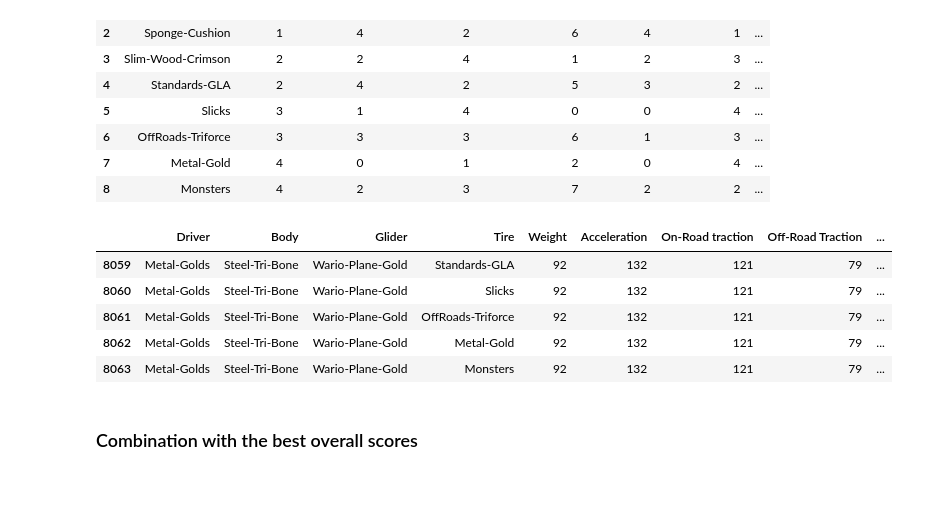
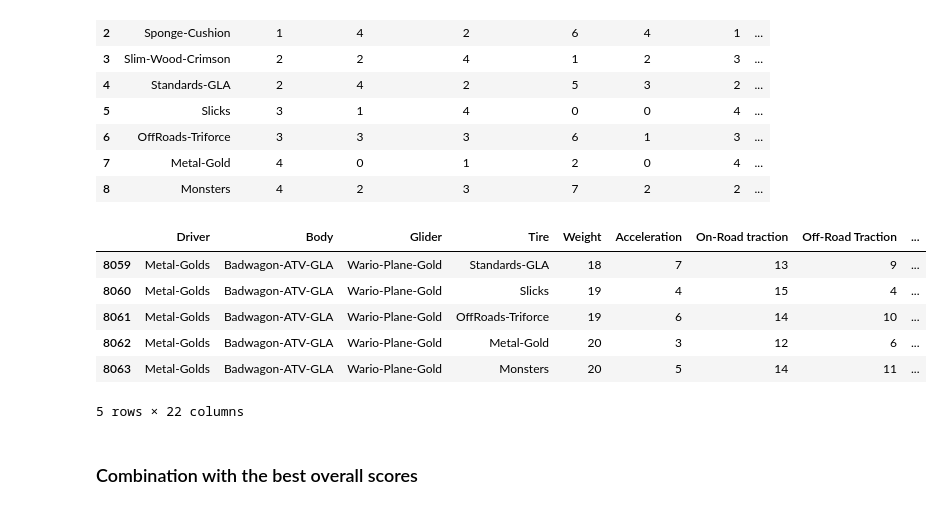
Before and after one commit to dorothyynwong/mario_kart_8_best, a Jupyter notebook: mario-kart-8.ipynb, the cells around one changed output. Drawn from its saved outputs; the diff is of its cells as text; code cells hidden in the pictures.

```diff
--- a/mario-kart-8.ipynb
+++ b/mario-kart-8.ipynb
@@ -73,6 +73,13 @@ features = ['Weight','Acceleration','On-Road traction','Off-Road Traction','Mini
             'Ground Speed','Water Speed','Anti-Gravity Speed','Air Speed','Ground Handling',
             'Water Handling','Anti-Gravity Handling','Air Handling'
            ]
+
+#Grip = On-Road traction + Off-Road Traction
+#Speed = Ground Speed + Water Speed + Anti-Gravity Speed + Air Speed
+#Handling = Ground Handling + Water Handling + Anti-Gravity Handling + Air Handling
+
+grouped_features = ['Total Grip','Total Speed','Total Handling']
+unique_features = ['Weight', 'Acceleration','Mini-Turbo']
 # %%
 df_bodies = df_bodies.sort_values(by=features, ignore_index=True)
 # %%
@@ -94,7 +101,7 @@ grouped_bodies = ['Falcon-Buggy','Falcon-Buggy',
                        'Cat-Comet-Yoshi-Teddy','Circuit-Dasher-Wing',
                        'Circuit-Dasher-Wing','Circuit-Dasher-Wing',
                        'Tanooki-Koopa','Tanooki-Koopa',
-                       'March-Coupe-Inkstriker','March-Coupe-Inkstriker',
+                       'March-Coupe-Inkstriker','Mach-Coupe-Inkstriker',
                        'March-Coupe-Inkstriker','Badwagon-ATV-GLA','Badwagon-ATV-GLA',
                        'Badwagon-ATV-GLA','Steel-Tri-Bone','Steel-Tri-Bone',
                        'Steel-Tri-Bone'
@@ -270,36 +277,36 @@ tires
 # %%
 parts = ['Driver','Body','Glider','Tire']
 df_combined = pd.DataFrame(columns = parts + features)
-df_combined['Overall'] = 0
-df_combined['Near Avg Cnt'] = 0
+df_combined[grouped_features] = 0
+df_combined[['Overall', 'Near Avg Cnt']]  = 0
+
 i = 0
 for index, driver in drivers.iterrows():
     driver_name = driver['Driver']
-    tmp = driver[features]
     for index2, body in bodies.iterrows():
         body_name = body['Body']
-        for col in features:
-            tmp[col] = tmp[col] + body[col]
         for index3, glider in gliders.iterrows():
             glider_name = glider['Glider']
-            for col in features:
-                tmp[col] = tmp[col] + glider[col]
             for index4, tire in tires.iterrows():
                 tire_name = tire['Tire']
-                tmp[col] = tmp[col] + tire[col]
                 df_combined.loc[i, parts]= [driver_name, body_name, glider_name, tire_name]
-                df_combined.loc[i, features] = tmp
-                df_combined.loc[i, 'Overall'] = tmp.sum()
+                df_combined.loc[i, features] = driver[features]+body[features]+glider[features]+tire[features]
+                df_combined.loc[i, 'Overall'] = driver[features].sum()+body[features].sum()+glider[features].sum()+tire[features].sum()
                 df_combined.loc[i, 'Near Avg Cnt'] = 0
                 i = i+1
+
+df_combined['Total Grip'] = df_combined['On-Road traction'] + df_combined['Off-Road Traction']
+df_combined['Total Speed'] = df_combined['Ground Speed'] + df_combined['Water Speed'] + df_combined['Anti-Gravity Speed'] + df_combined['Air Speed']
+df_combined['Total Handling'] = df_combined['Ground Handling'] + df_combined['Water Handling']  + df_combined['Anti-Gravity Handling'] + df_combined['Air Handling']
 df_combined.tail()
 # %% [output]
 |  | Driver | Body | Glider | Tire | Weight | Acceleration | On-Road traction | Off-Road Traction | ... |
-| 8059 | Metal-Golds | Steel-Tri-Bone | Wario-Plane-Gold | Standards-GLA | 92 | 132 | 121 | 79 | ... |
-| 8060 | Metal-Golds | Steel-Tri-Bone | Wario-Plane-Gold | Slicks | 92 | 132 | 121 | 79 | ... |
-| 8061 | Metal-Golds | Steel-Tri-Bone | Wario-Plane-Gold | OffRoads-Triforce | 92 | 132 | 121 | 79 | ... |
-| 8062 | Metal-Golds | Steel-Tri-Bone | Wario-Plane-Gold | Metal-Gold | 92 | 132 | 121 | 79 | ... |
-| 8063 | Metal-Golds | Steel-Tri-Bone | Wario-Plane-Gold | Monsters | 92 | 132 | 121 | 79 | ... |
+| 8059 | Metal-Golds | Badwagon-ATV-GLA | Wario-Plane-Gold | Standards-GLA | 18 | 7 | 13 | 9 | ... |
+| 8060 | Metal-Golds | Badwagon-ATV-GLA | Wario-Plane-Gold | Slicks | 19 | 4 | 15 | 4 | ... |
+| 8061 | Metal-Golds | Badwagon-ATV-GLA | Wario-Plane-Gold | OffRoads-Triforce | 19 | 6 | 14 | 10 | ... |
+| 8062 | Metal-Golds | Badwagon-ATV-GLA | Wario-Plane-Gold | Metal-Gold | 20 | 3 | 12 | 6 | ... |
+| 8063 | Metal-Golds | Badwagon-ATV-GLA | Wario-Plane-Gold | Monsters | 20 | 5 | 14 | 11 | ... |
+5 rows × 22 columns
 # %% [markdown]
 ### Combination with the best overall scores
 # %%
```
Also changed, not shown: parts of 7 cells of this notebook.
